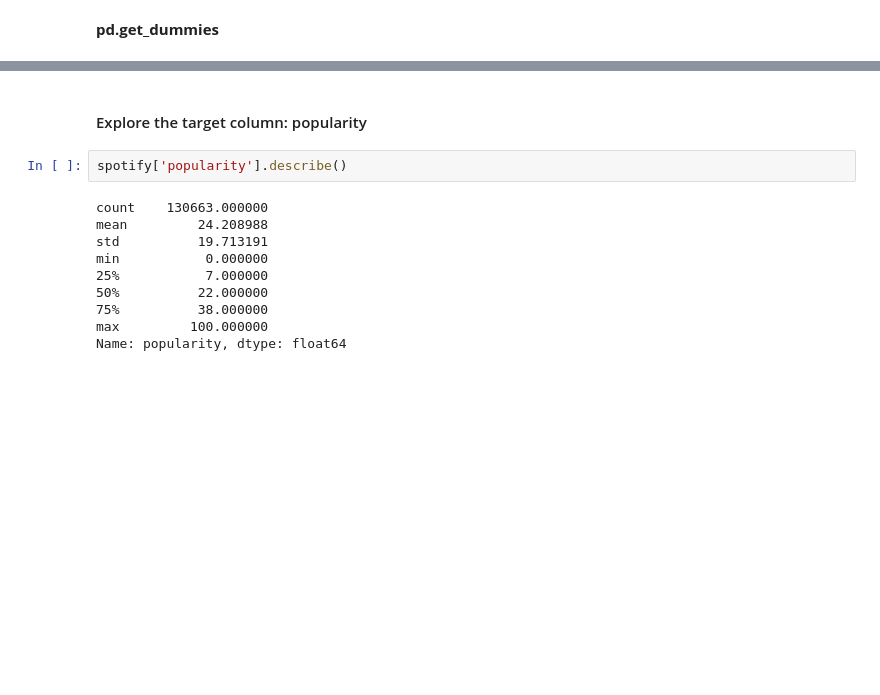
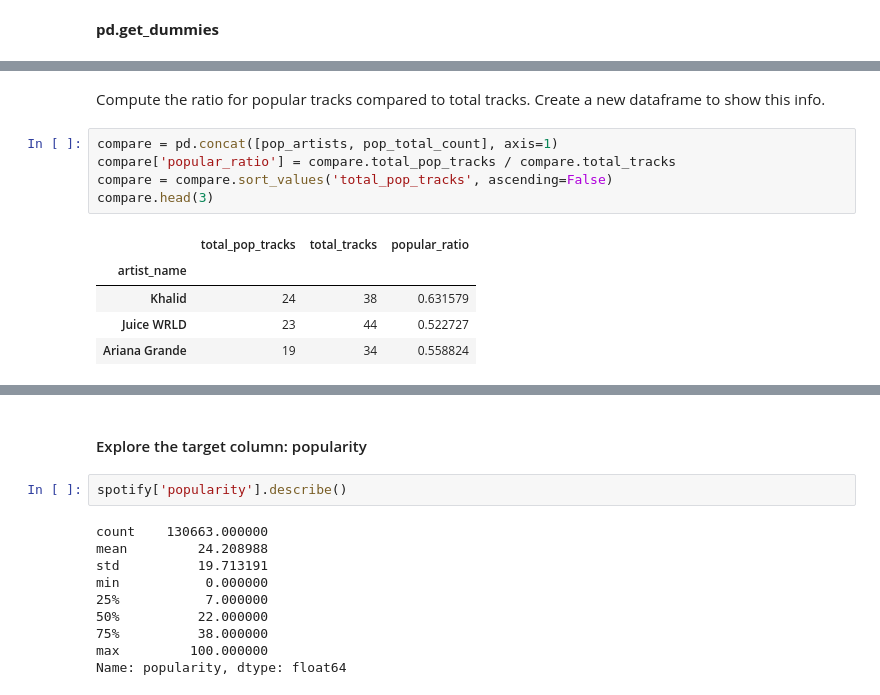
Before and after one commit to twillstw/Springboard-Projects, a Jupyter notebook: Scratchpad.ipynb, the cells around one changed output, grey strips where cells are left out. Drawn from its saved outputs; the diff is of its cells as text; blank space fills up the shorter version.

```diff
--- a/Scratchpad.ipynb
+++ b/Scratchpad.ipynb
@@ -123,0 +202,13 @@ list(encoded.columns)[10:30]
+# %% [markdown]
+Compute the ratio for popular tracks compared to total tracks. Create a new dataframe to show this info.
+# %%
+compare = pd.concat([pop_artists, pop_total_count], axis=1)
+compare['popular_ratio'] = compare.total_pop_tracks / compare.total_tracks
+compare = compare.sort_values('total_pop_tracks', ascending=False)
+compare.head(3)
+# %% [output]
+|  | total_pop_tracks | total_tracks | popular_ratio |
+| artist_name |  |  |  |
+| Khalid | 24 | 38 | 0.631579 |
+| Juice WRLD | 23 | 44 | 0.522727 |
+| Ariana Grande | 19 | 34 | 0.558824 |
```
Also changed, not shown: parts of 18 cells of this notebook.
